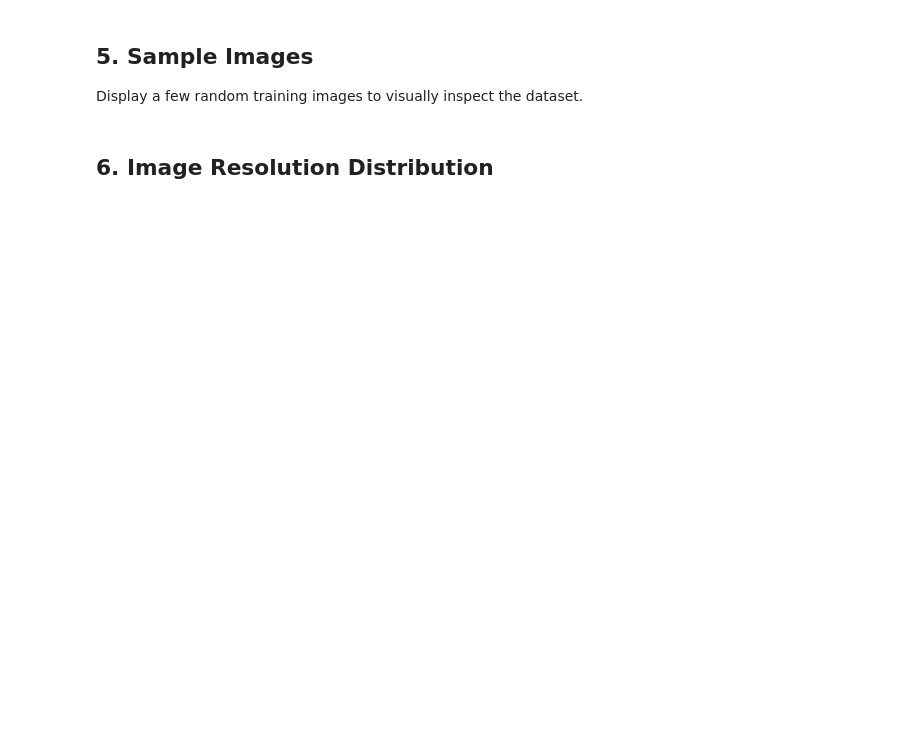
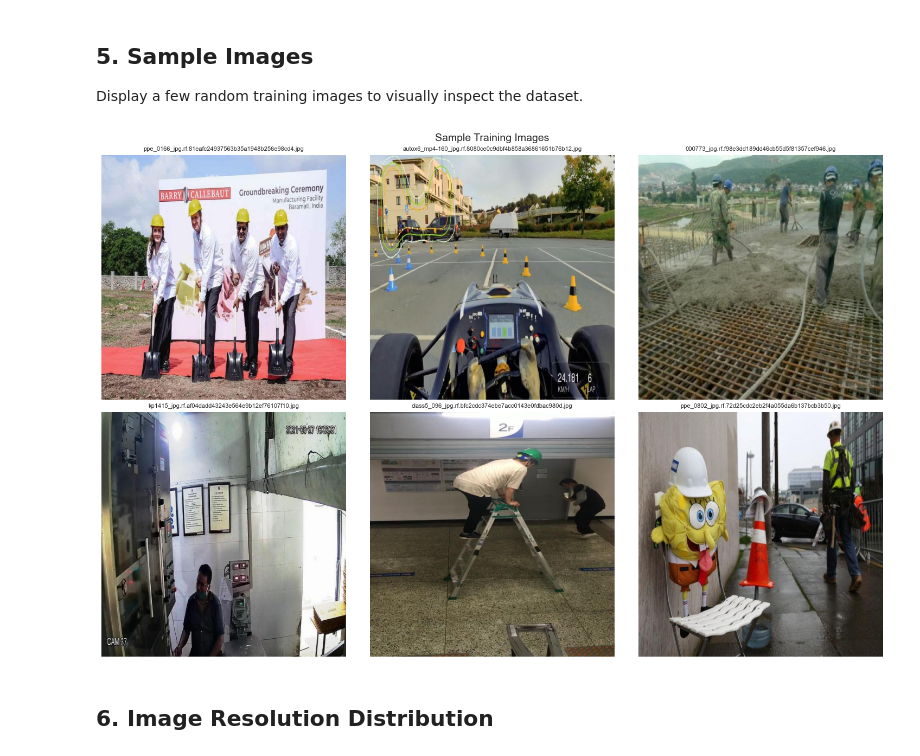
Before and after one commit to ShawnUriel/MIGHT-TEAM_INTELSY, a Jupyter notebook: notebooks/eda.ipynb, the cells around one changed output. Cells and saved outputs as stored; diff of their text form; code cells hidden in the pictures; blank space fills up the shorter version.

```diff
--- a/notebooks/eda.ipynb
+++ b/notebooks/eda.ipynb
@@ -112,20 +130,22 @@ Display a few random training images to visually inspect the dataset.
 # %%
 import random
 
-train_imgs = glob.glob('../data/images/train/*')
+train_imgs = glob.glob('../data/train/images/*')
 if train_imgs:
     samples = random.sample(train_imgs, min(6, len(train_imgs)))
     fig, axes = plt.subplots(2, 3, figsize=(15, 10))
     for ax, img_path in zip(axes.flatten(), samples):
         img = Image.open(img_path)
         ax.imshow(img)
         ax.set_title(os.path.basename(img_path), fontsize=8)
         ax.axis('off')
     plt.suptitle('Sample Training Images', fontsize=14)
     plt.tight_layout()
     plt.show()
 else:
     print('No training images found. Download the dataset first.')
+# %% [output]
+[figure, added]
 # %% [markdown]
 ## 6. Image Resolution Distribution
 # %%
```
Also changed, not shown: parts of 6 cells of this notebook, 3 other files.
